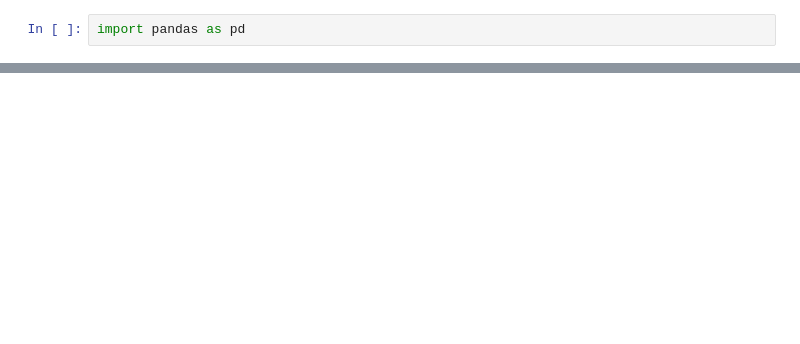
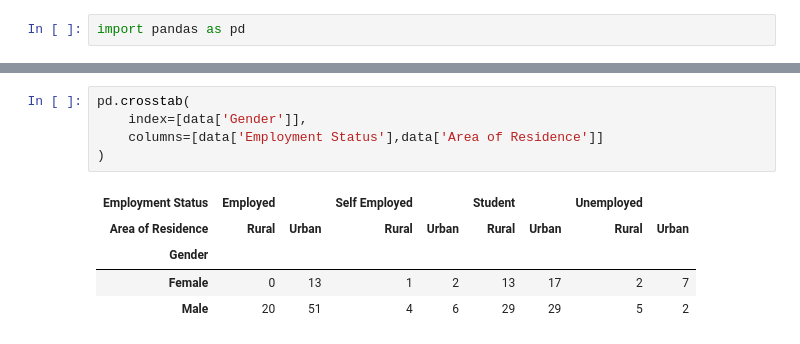
Before and after one commit to Anand-krish-0/A-study-on-awareness-and-perception-among-the-users-of-EVs, a Jupyter notebook: rough_work.ipynb, the cells around one changed output, grey strips where cells are left out. Drawn from its saved outputs; the diff is of its cells as text; blank space fills up the shorter version.

```diff
--- a/rough_work.ipynb
+++ b/rough_work.ipynb
@@ -19,0 +97,11 @@ df
+# %%
+pd.crosstab(
+    index=[data['Gender']],
+    columns=[data['Employment Status'],data['Area of Residence']]
+)
+# %% [output]
+| Employment Status | Employed |  | Self Employed |  | Student |  | Unemployed |  |
+| Area of Residence | Rural | Urban | Rural | Urban | Rural | Urban | Rural | Urban |
+| Gender |  |  |  |  |  |  |  |  |
+| Female | 0 | 13 | 1 | 2 | 13 | 17 | 2 | 7 |
+| Male | 20 | 51 | 4 | 6 | 29 | 29 | 5 | 2 |
```
Also changed, not shown: parts of 19 cells of this notebook, 4 other files.
